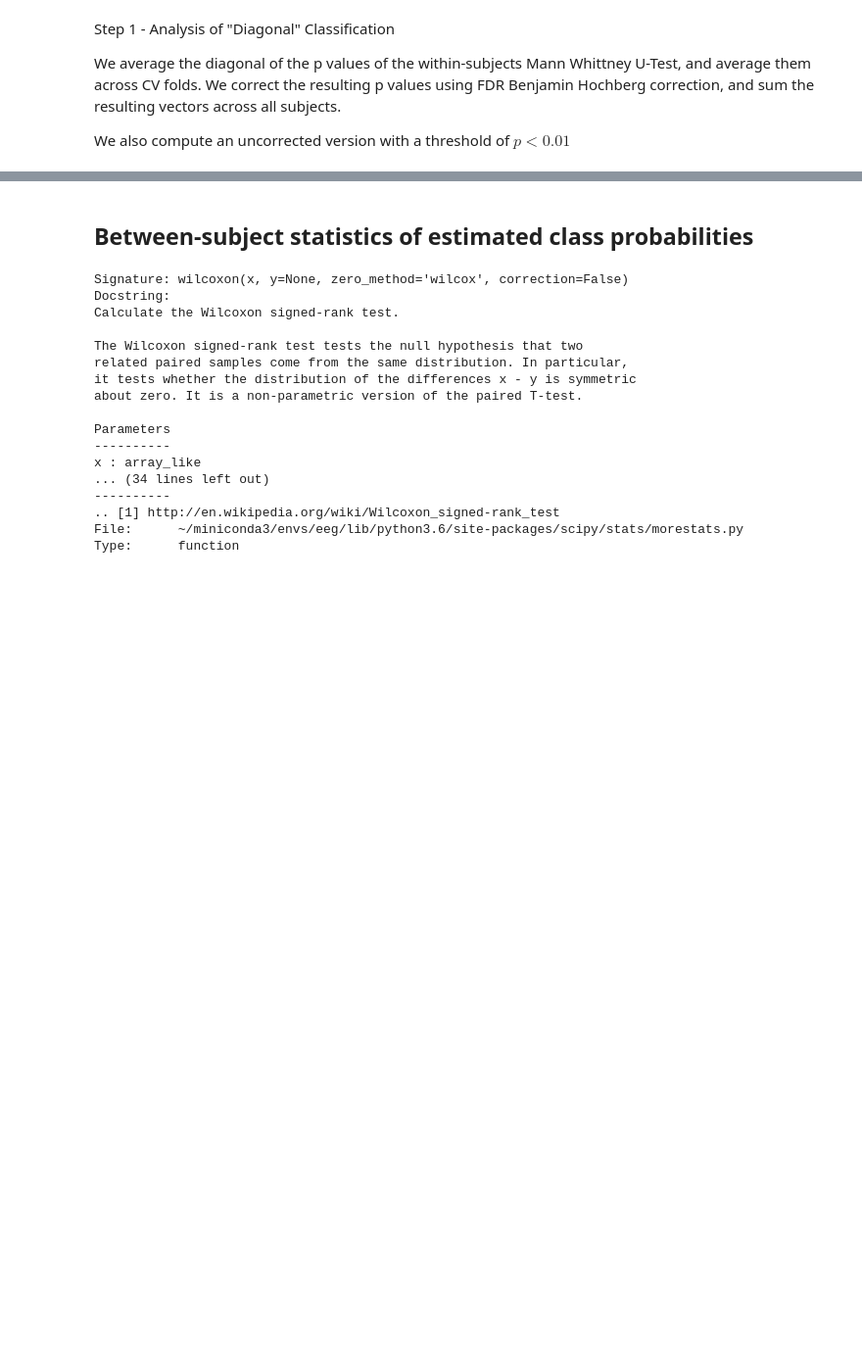
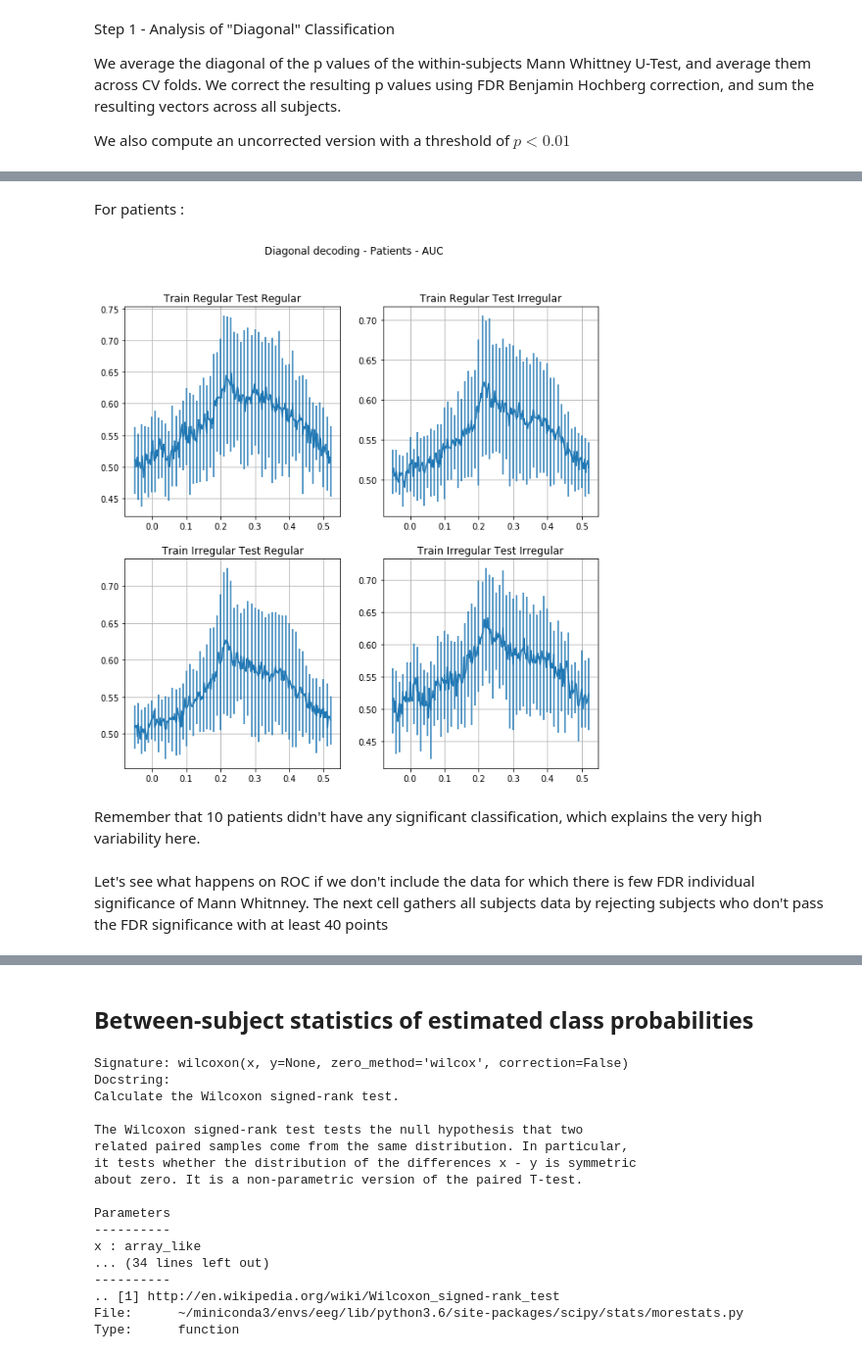
Before and after one commit to nicofarr/pd_osc_decoding, a Jupyter notebook: MNE-Statistics.ipynb, the cells around one changed output, grey strips where cells are left out. Shown at 98% size. Saved outputs shown, nothing was run; the diff lists cells and outputs as text; code cells hidden in the pictures; blank space fills up the shorter version.

Commit message:
Performing more stats on individual subjects

```diff
--- a/MNE-Statistics.ipynb
+++ b/MNE-Statistics.ipynb
@@ -198,0 +223,10 @@ def four_errorplots(timevec,subtitles,diag_roc,mytitle):
+# %% [markdown]
+For patients :
+# %%
+four_errorplots(timevec,subtitles,diag_roc=diag_ROC_patients,mytitle='Patients - AUC')
+# %% [output]
+[figure, added]
+# %% [markdown]
+Remember that 10 patients didn't have any significant classification, which explains the very high variability here.
+# %% [markdown]
+Let's see what happens on ROC if we don't include the data for which there is few FDR individual significance of Mann Whitnney. The next cell gathers all subjects data by rejecting subjects who don't pass the FDR significance with at least 40 points
```
Also changed, not shown: parts of 27 cells of this notebook, 1 other file.
